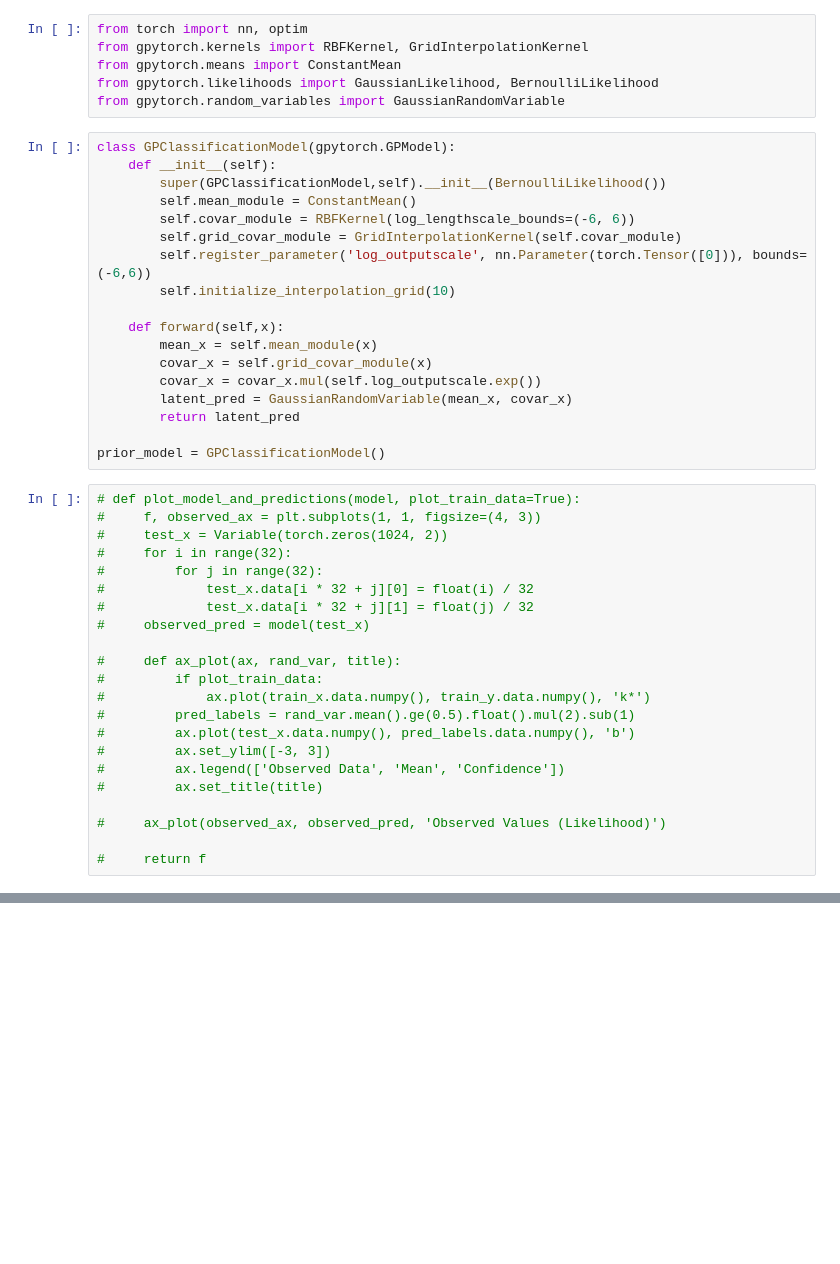
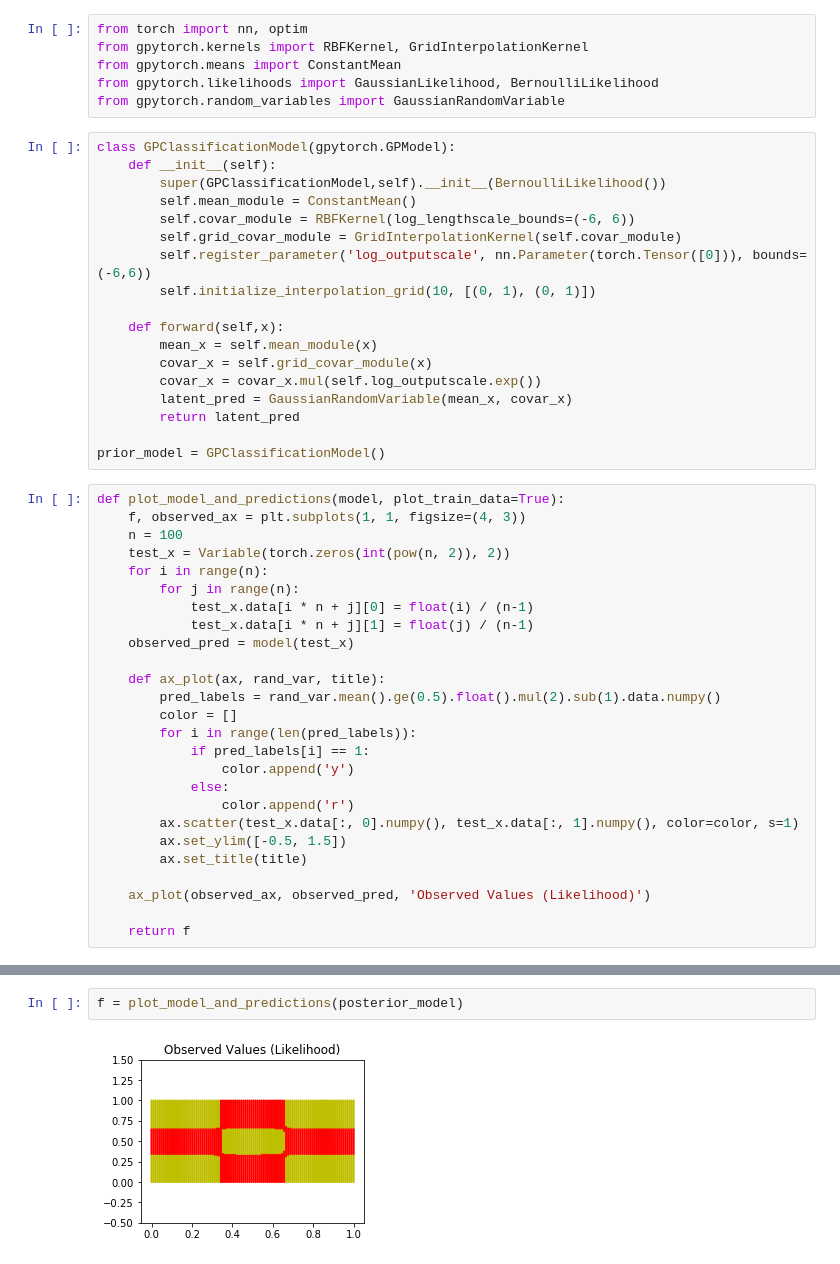
Before and after one commit to cornellius-gp/gpytorch, a Jupyter notebook: examples/kissgp_kronecker_product_classification.ipynb, the cells around one changed output, grey strips where cells are left out. Drawn from its saved outputs; the diff is of its cells as text; blank space fills up the shorter version.

```diff
--- a/examples/kissgp_kronecker_product_classification.ipynb
+++ b/examples/kissgp_kronecker_product_classification.ipynb
@@ -30,7 +34,7 @@ class GPClassificationModel(gpytorch.GPModel):
         self.covar_module = RBFKernel(log_lengthscale_bounds=(-6, 6))
         self.grid_covar_module = GridInterpolationKernel(self.covar_module)
         self.register_parameter('log_outputscale', nn.Parameter(torch.Tensor([0])), bounds=(-6,6))
-        self.initialize_interpolation_grid(10)
+        self.initialize_interpolation_grid(10, [(0, 1), (0, 1)])
 
     def forward(self,x):
         mean_x = self.mean_module(x)
@@ -41,27 +45,31 @@ class GPClassificationModel(gpytorch.GPModel):
 
 prior_model = GPClassificationModel()
 # %%
-# def plot_model_and_predictions(model, plot_train_data=True):
-#     f, observed_ax = plt.subplots(1, 1, figsize=(4, 3))
-#     test_x = Variable(torch.zeros(1024, 2))
-#     for i in range(32):
-#         for j in range(32):
-#             test_x.data[i * 32 + j][0] = float(i) / 32
-#             test_x.data[i * 32 + j][1] = float(j) / 32
-#     observed_pred = model(test_x)
+def plot_model_and_predictions(model, plot_train_data=True):
+    f, observed_ax = plt.subplots(1, 1, figsize=(4, 3))
+    n = 100
+    test_x = Variable(torch.zeros(int(pow(n, 2)), 2))
+    for i in range(n):
+        for j in range(n):
+            test_x.data[i * n + j][0] = float(i) / (n-1)
+            test_x.data[i * n + j][1] = float(j) / (n-1)
+    observed_pred = model(test_x)
 
-#     def ax_plot(ax, rand_var, title):
-#         if plot_train_data:
-#             ax.plot(train_x.data.numpy(), train_y.data.numpy(), 'k*')
-#         pred_labels = rand_var.mean().ge(0.5).float().mul(2).sub(1)
-#         ax.plot(test_x.data.numpy(), pred_labels.data.numpy(), 'b')
-#         ax.set_ylim([-3, 3])
-#         ax.legend(['Observed Data', 'Mean', 'Confidence'])
-#         ax.set_title(title)
+    def ax_plot(ax, rand_var, title):
+        pred_labels = rand_var.mean().ge(0.5).float().mul(2).sub(1).data.numpy()
+        color = []
+        for i in range(len(pred_labels)):
+            if pred_labels[i] == 1:
+                color.append('y')
+            else:
+                color.append('r')
+        ax.scatter(test_x.data[:, 0].numpy(), test_x.data[:, 1].numpy(), color=color, s=1)
+        ax.set_ylim([-0.5, 1.5])
+        ax.set_title(title)
 
-#     ax_plot(observed_ax, observed_pred, 'Observed Values (Likelihood)')
+    ax_plot(observed_ax, observed_pred, 'Observed Values (Likelihood)')
 
-#     return f
+    return f
 # %%
 from gpytorch.inference import Inference
 infer = Inference(prior_model)
@@ -102,0 +130,4 @@ RuntimeError: size mismatch, m1: [10 x 10], m2: [100 x 10] at /Users/soumith/min
+# %%
+f = plot_model_and_predictions(posterior_model)
+# %% [output]
+[figure, added]
```
Also changed, not shown: parts of 3 cells of this notebook, 11 other files.
